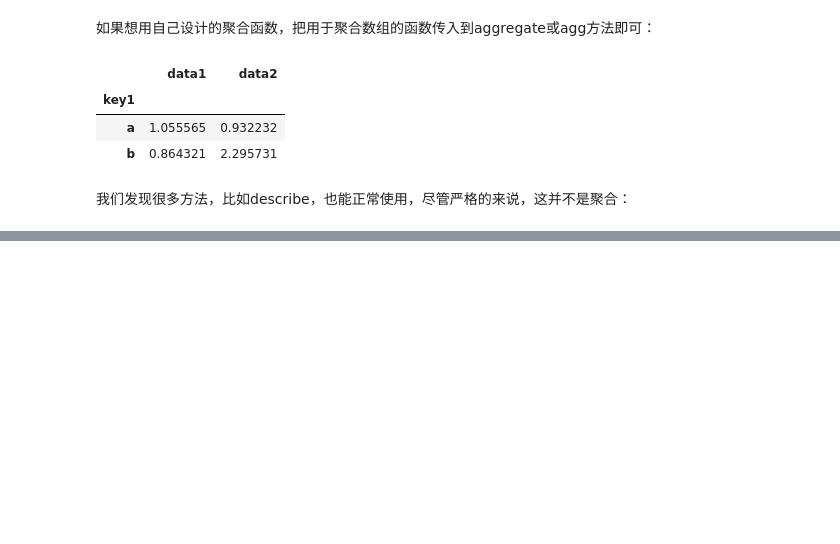
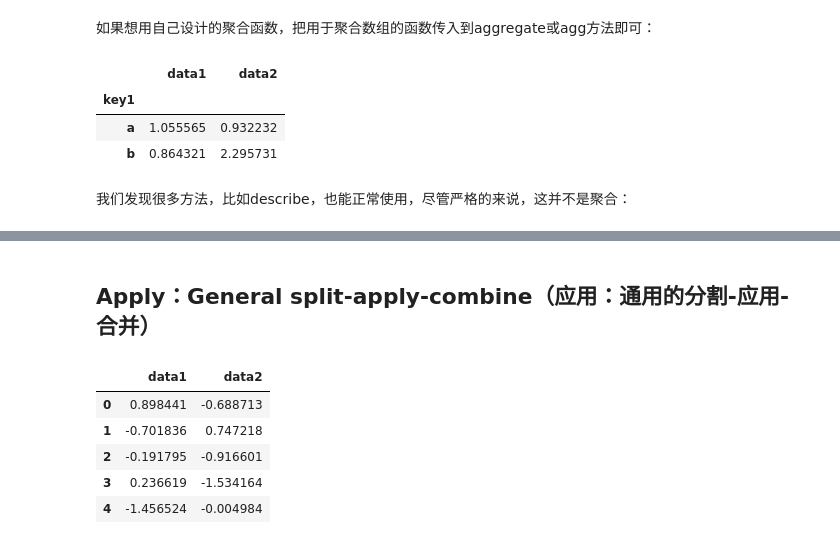
Before and after one commit to zzhhoubin/pydata, a Jupyter notebook: pandas.ipynb, the cells around one changed output, grey strips where cells are left out. Drawn from its saved outputs; the diff is of its cells as text; code cells hidden in the pictures; blank space fills up the shorter version.

```diff
--- a/pandas.ipynb
+++ b/pandas.ipynb
@@ -2370,3 +2370,5 @@ grouped.describe()
 | key1 |  |  |  |  |  |  |  |  |  |  |  | ... |
 | a | 3.0 | 0.192232 | 0.535251 | -0.284108 | -0.097381 | 0.089345 | 0.430402 | 0.771458 | 3.0 | -0.252817 | 0.536405 | ... |
 | b | 2.0 | 0.152027 | 0.611167 | -0.280134 | -0.064053 | 0.152027 | 0.368107 | 0.584188 | 2.0 | 0.577555 | 1.623327 | ... |
+# %% [markdown]
+## Apply：General split-apply-combine（应用：通用的分割-应用-合并）
@@ -2372,0 +2378,11 @@ grouped.describe()
+# %%
+frame = pd.DataFrame({'data1': np.random.randn(1000),
+                       'data2': np.random.randn(1000)})
+frame.head()
+# %% [output]
+|  | data1 | data2 |
+| 0 | 0.898441 | -0.688713 |
+| 1 | -0.701836 | 0.747218 |
+| 2 | -0.191795 | -0.916601 |
+| 3 | 0.236619 | -1.534164 |
+| 4 | -1.456524 | -0.004984 |
```
Also changed, not shown: parts of 45 cells of this notebook.
